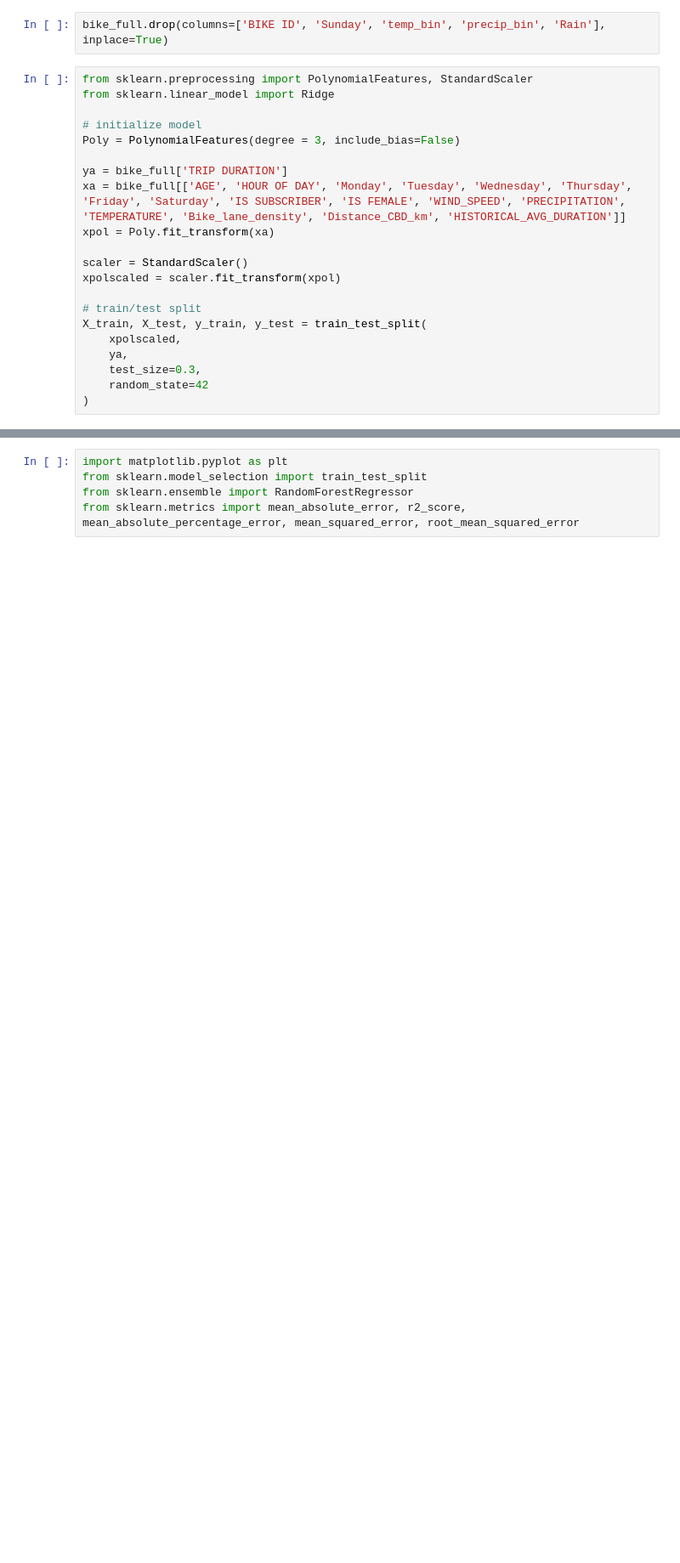
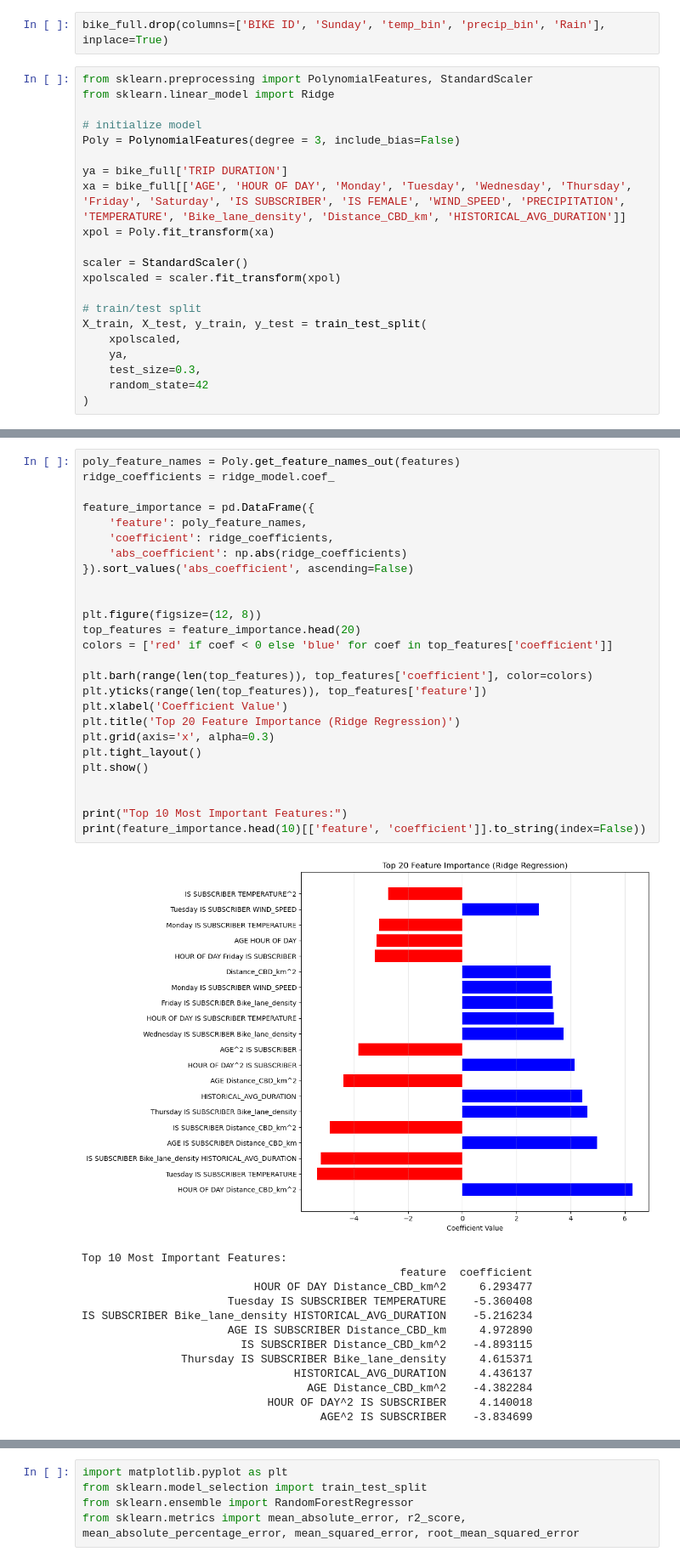
Before and after one commit to kbui-03/ChicagoBikeProject, a Jupyter notebook: Milestone3.ipynb, the cells around one changed output, grey strips where cells are left out. Shown at 85% size. Cells and saved outputs as stored; diff of their text form; blank space fills up the shorter version.

```diff
--- a/Milestone3.ipynb
+++ b/Milestone3.ipynb
@@ -971 +1139,41 @@ print(f"Ridge Best Params: {ridge_search.best_params_}")
+# %%
+poly_feature_names = Poly.get_feature_names_out(features)
+ridge_coefficients = ridge_model.coef_
+
+feature_importance = pd.DataFrame({
+    'feature': poly_feature_names,
+    'coefficient': ridge_coefficients,
+    'abs_coefficient': np.abs(ridge_coefficients)
+}).sort_values('abs_coefficient', ascending=False)
+
+
+plt.figure(figsize=(12, 8))
+top_features = feature_importance.head(20)
+colors = ['red' if coef < 0 else 'blue' for coef in top_features['coefficient']]
+
+plt.barh(range(len(top_features)), top_features['coefficient'], color=colors)
+plt.yticks(range(len(top_features)), top_features['feature'])
+plt.xlabel('Coefficient Value')
+plt.title('Top 20 Feature Importance (Ridge Regression)')
+plt.grid(axis='x', alpha=0.3)
+plt.tight_layout()
+plt.show()
+
+
+print("Top 10 Most Important Features:")
+print(feature_importance.head(10)[['feature', 'coefficient']].to_string(index=False))
+# %% [output]
+[figure, added]
+Top 10 Most Important Features:
+                                                feature  coefficient
+                          HOUR OF DAY Distance_CBD_km^2     6.293477
+                      Tuesday IS SUBSCRIBER TEMPERATURE    -5.360408
+IS SUBSCRIBER Bike_lane_density HISTORICAL_AVG_DURATION    -5.216234
+                      AGE IS SUBSCRIBER Distance_CBD_km     4.972890
+                        IS SUBSCRIBER Distance_CBD_km^2    -4.893115
+               Thursday IS SUBSCRIBER Bike_lane_density     4.615371
+                                HISTORICAL_AVG_DURATION     4.436137
+                                  AGE Distance_CBD_km^2    -4.382284
+                            HOUR OF DAY^2 IS SUBSCRIBER     4.140018
+                                    AGE^2 IS SUBSCRIBER    -3.834699
 # %% [markdown]
```
Also changed, not shown: parts of 47 cells of this notebook.
